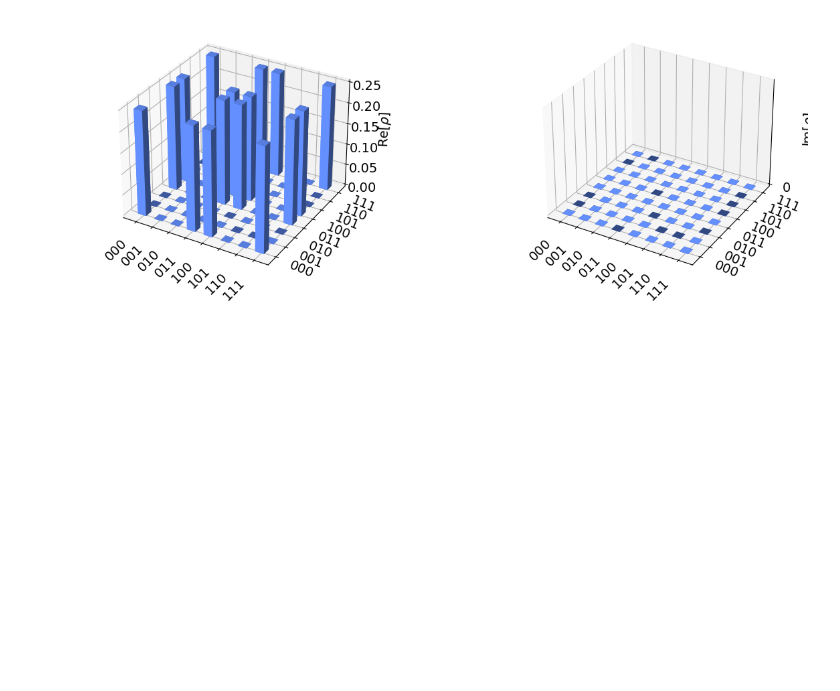
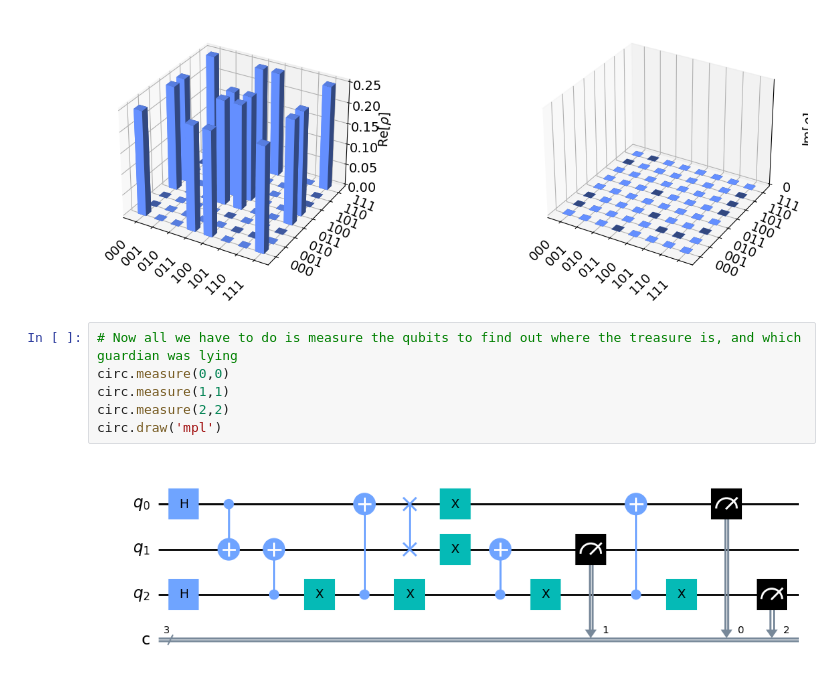
Before and after one commit to marc-brgs/Qiskit-Quantum-Circuits, a Jupyter notebook: riddle1.ipynb, the cells around one changed output. Cells and saved outputs as stored; diff of their text form; blank space fills up the shorter version.

Commit message:
Measure riddle 1

```diff
--- a/riddle1.ipynb
+++ b/riddle1.ipynb
@@ -74,3 +74,11 @@ outputstate = result.get_statevector(circ, decimals=3)
 plot_state_city(outputstate)
 # %% [output]
 [figure]
+# %%
+# Now all we have to do is measure the qubits to find out where the treasure is, and which guardian was lying
+circ.measure(0,0)
+circ.measure(1,1)
+circ.measure(2,2)
+circ.draw('mpl')
+# %% [output]
+[figure, added]
```
Also changed, not shown: parts of 5 cells of this notebook.
